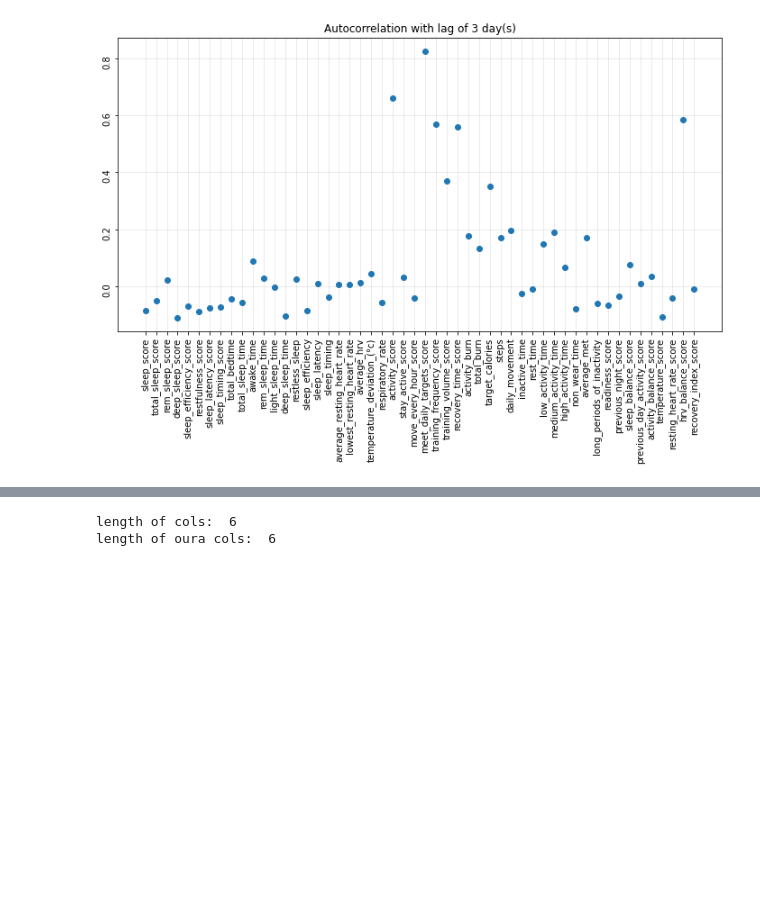
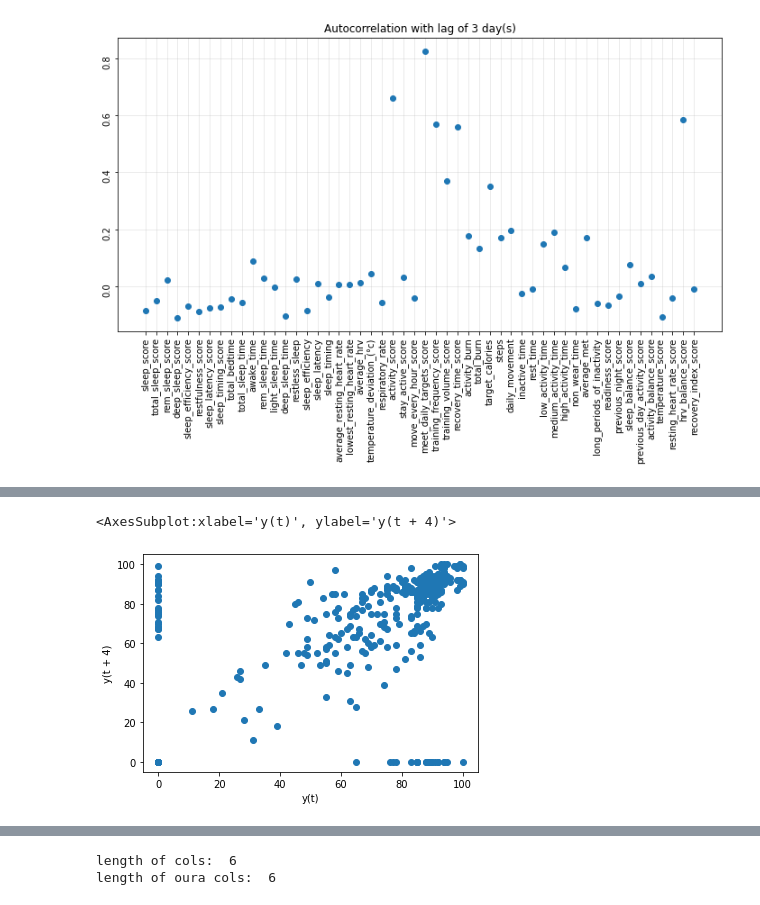
Before and after one commit to jthk1618/coffee-hypothesis, a Jupyter notebook: oura_data_analysis.ipynb, the cells around one changed output, grey strips where cells are left out. Drawn from its saved outputs; the diff is of its cells as text; code cells hidden in the pictures; blank space fills up the shorter version.

```diff
--- a/oura_data_analysis.ipynb
+++ b/oura_data_analysis.ipynb
@@ -336,0 +375,15 @@ There's a few things that appear here. Training every 3 or 4 days causes the aut
+# %%
+lag_len = 14
+lags = range(lag_len)
+cols = 2
+# _, axes = plt.subplots(lag_len//cols, cols, figsize=(12, 30))
+# axes = axes.flatten()
+
+pd.plotting.lag_plot(scores, lag=4)#, ax=ax)
+
+# for i, ax in enumerate(axes):
+#     pd.plotting.lag_plot(oura[check_var], lag=i, ax=ax)
+#     ax.set_title("check_var plot with lag {}".format(i))
+# %% [output]
+<AxesSubplot:xlabel='y(t)', ylabel='y(t + 4)'>
+[figure, added]
```
Also changed, not shown: parts of 8 cells of this notebook, 2 other files.
